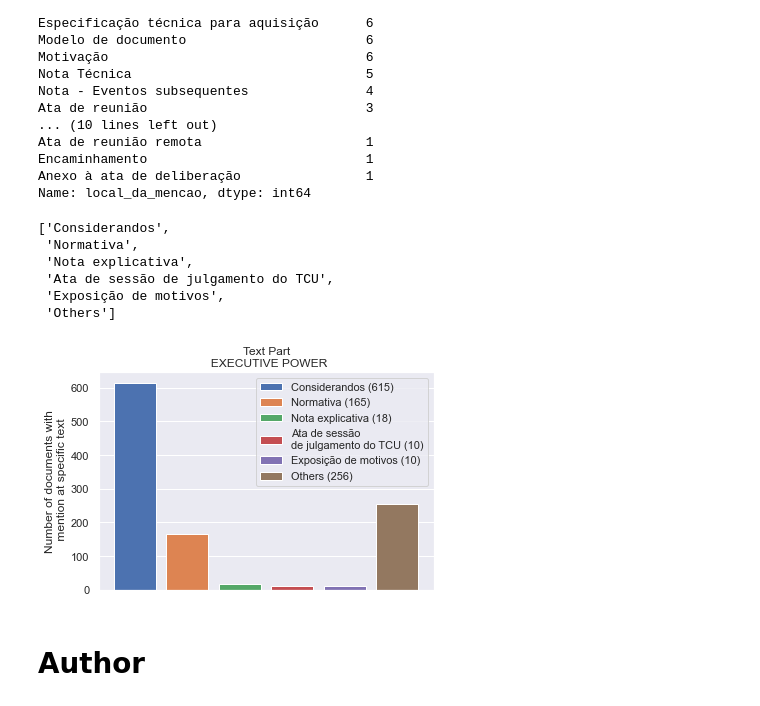
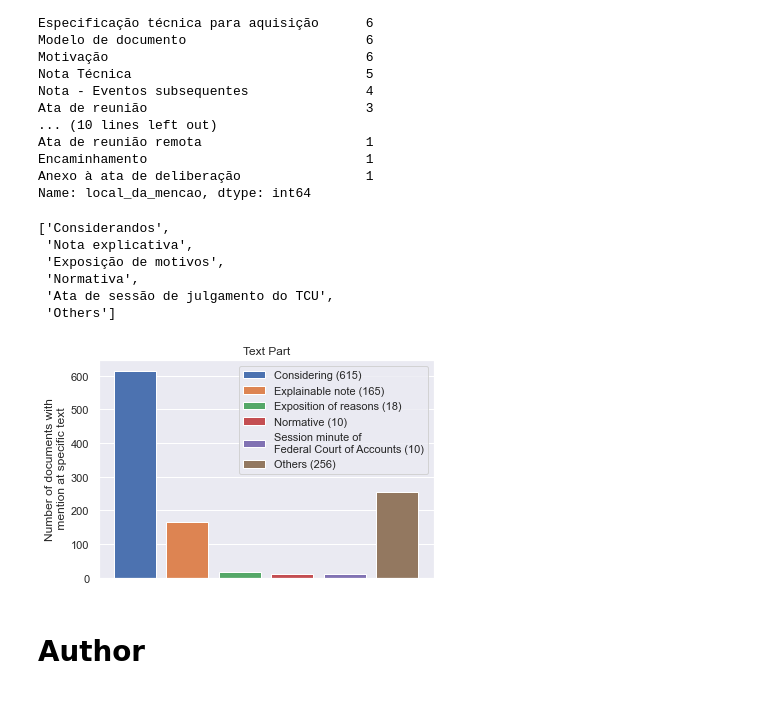
Before and after one commit to HLovisiEnnes/DOU_OMS, a Jupyter notebook: AnaliseDeDados.ipynb, the cells around one changed output. Saved outputs shown, nothing was run; the diff lists cells and outputs as text; code cells hidden in the pictures.

```diff
--- a/AnaliseDeDados.ipynb
+++ b/AnaliseDeDados.ipynb
@@ -167,9 +168,9 @@ hi_big
 corona = hi_dt[hi_dt['Issue'] == 'COVID-19']['Count'].iloc[0] + hi_dt[hi_dt['Issue'] == 'Corona Virus Disease']['Count'].iloc[0] +  hi_dt[hi_dt['Issue'] == 'Coronavirus disease (COVID-19)']['Count'].iloc[0]
 other = hi_big[hi_big['Issue'] == 'Other (specify)']['Count'].iloc[0] + len(hi_dt[hi_dt['Count'] <= 5])
 # %%
-issues = ['COVID 19', 'Food Safety', 'Health Crisis', 'Health Security', 'Health System Governance', 'Other',
-          'Mental and Behavioral \nDisorders', 'Tobacco', 'Vaccines and Immunization']
-count = [corona, 6, 20, 6, 6, other, 14, 9, 13]
+issues = ['COVID 19', 'Food Safety', 'Health Crisis', 'Health Security', 'Health System Governance',
+          'Mental and Behavioral \nDisorders', 'Tobacco', 'Vaccines and Immunization', 'Other']
+count = [corona, 6, 20, 6, 6, 14, 9, 13, other]
 # %%
 fig, ax =  plt.subplots(1,1)
 for i, isssue in enumerate(count):
@@ -319,16 +340,15 @@ Encaminhamento                            1
 Anexo à ata de deliberação                1
 Name: local_da_mencao, dtype: int64
 # %%
-local = ['Considerandos', 'Normativa', 'Nota explicativa', 'Ata de sessão de julgamento do TCU',
-         'Exposição de motivos']
+local = ['Considerandos', 'Nota explicativa', 'Exposição de motivos', 'Normativa', 'Ata de sessão de julgamento do TCU']
 loc_occ = [615, 165, 18, 10, 10]
 loc_occ.append(len(dou[~dou['local_da_mencao'].isin(local)]))
 local.append('Others')
 local
 # %% [output]
 ['Considerandos',
+ 'Nota explicativa',
+ 'Exposição de motivos',
  'Normativa',
- 'Nota explicativa',
  'Ata de sessão de julgamento do TCU',
- 'Exposição de motivos',
  'Others']
@@ -342,15 +355,22 @@ local = ['Considerandos',
+# %%
+local = ['Considering',
+         'Explainable note',
+         'Exposition of reasons',
+ 'Normative',
+ 'Session minute of \nFederal Court of Accounts',
+ 'Others']
 # %%
 fig, ax =  plt.subplots(1,1)
 for i, loc in enumerate(loc_occ):
     ax.bar(i, loc, label = local[i] + ' (' + str(loc) + ')')
 ax.set_ylabel('Number of documents with\n mention at specific text')
-ax.set_title('Text Part\n  EXECUTIVE POWER')
+ax.set_title('Text Part')
 ax.axes.get_xaxis().set_ticks([])
 ax.legend()
 plt.savefig('Graphs/local_de_mencao.png', bbox_inches='tight')
 plt.show()
 # %% [output]
-[figure, old version]
+[figure, new version]
 # %% [markdown]
 # Author
 # %%
```
Also changed, not shown: parts of 40 cells of this notebook, 13 other files.
